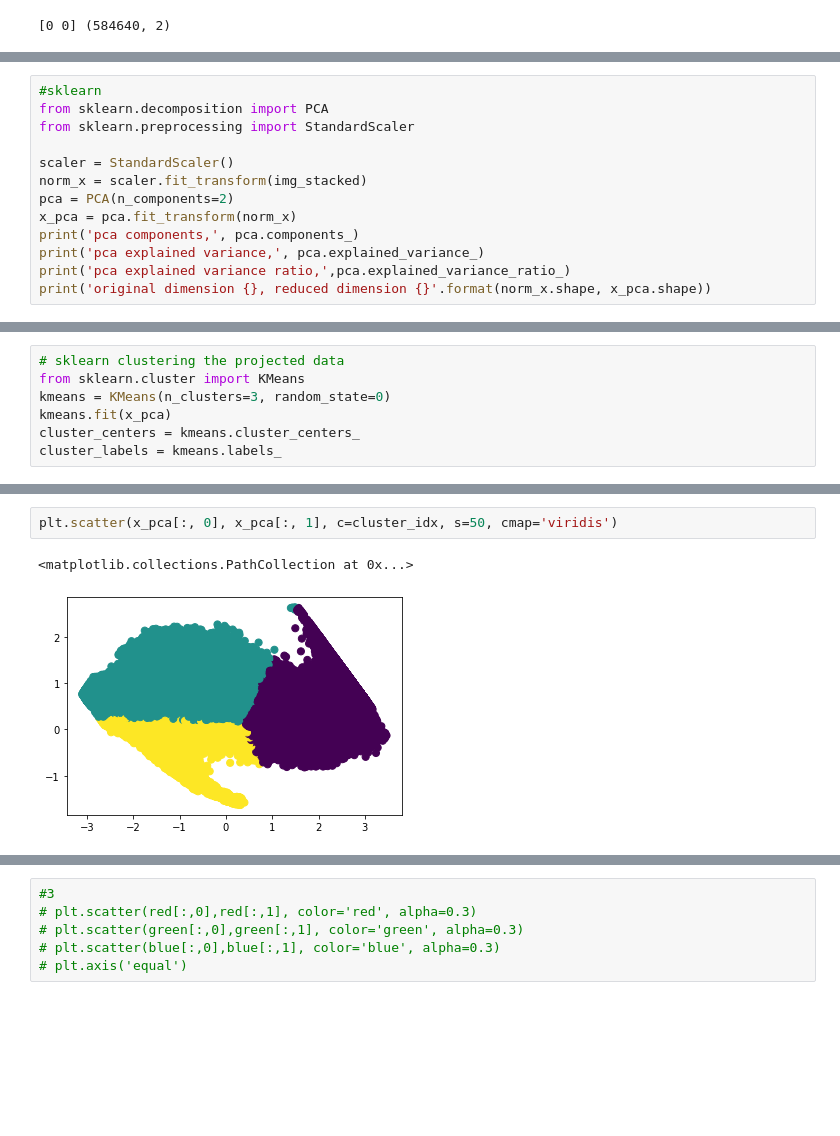
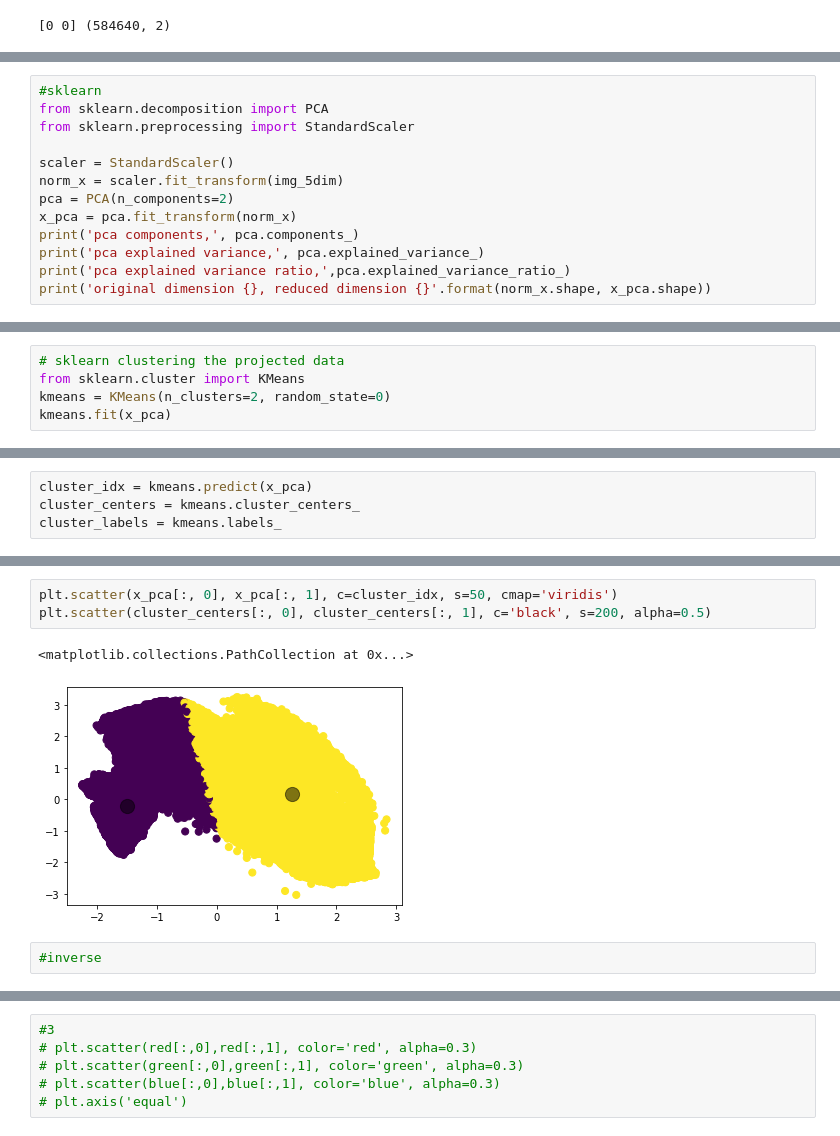
Before and after one commit to outspark/you_work_from_home, a Jupyter notebook: hw02/hw02_dimension_reduction.ipynb, the cells around one changed output, grey strips where cells are left out. Cells and saved outputs as stored; diff of their text form; blank space fills up the shorter version.

```diff
--- a/hw02/hw02_dimension_reduction.ipynb
+++ b/hw02/hw02_dimension_reduction.ipynb
@@ -55,7 +46,7 @@ from sklearn.decomposition import PCA
 from sklearn.preprocessing import StandardScaler
 
 scaler = StandardScaler()
-norm_x = scaler.fit_transform(img_stacked)
+norm_x = scaler.fit_transform(img_5dim)
 pca = PCA(n_components=2)
 x_pca = pca.fit_transform(norm_x)
 print('pca components,', pca.components_)
@@ -83,7 +86,5 @@ plt.axis('equal')
 # %%
 # sklearn clustering the projected data
 from sklearn.cluster import KMeans
-kmeans = KMeans(n_clusters=3, random_state=0)
+kmeans = KMeans(n_clusters=2, random_state=0)
 kmeans.fit(x_pca)
-cluster_centers = kmeans.cluster_centers_
-cluster_labels = kmeans.labels_
@@ -89,0 +93,4 @@ cluster_labels = kmeans.labels_
+# %%
+cluster_idx = kmeans.predict(x_pca)
+cluster_centers = kmeans.cluster_centers_
+cluster_labels = kmeans.labels_
@@ -90,5 +123,8 @@ cluster_labels = kmeans.labels_
 # %%
 plt.scatter(x_pca[:, 0], x_pca[:, 1], c=cluster_idx, s=50, cmap='viridis')
+plt.scatter(cluster_centers[:, 0], cluster_centers[:, 1], c='black', s=200, alpha=0.5)
 # %% [output]
 <matplotlib.collections.PathCollection at 0x...>
-[figure, old version]
+[figure, new version]
+# %%
+#inverse
```
Also changed, not shown: parts of 12 cells of this notebook, 1 other file.
